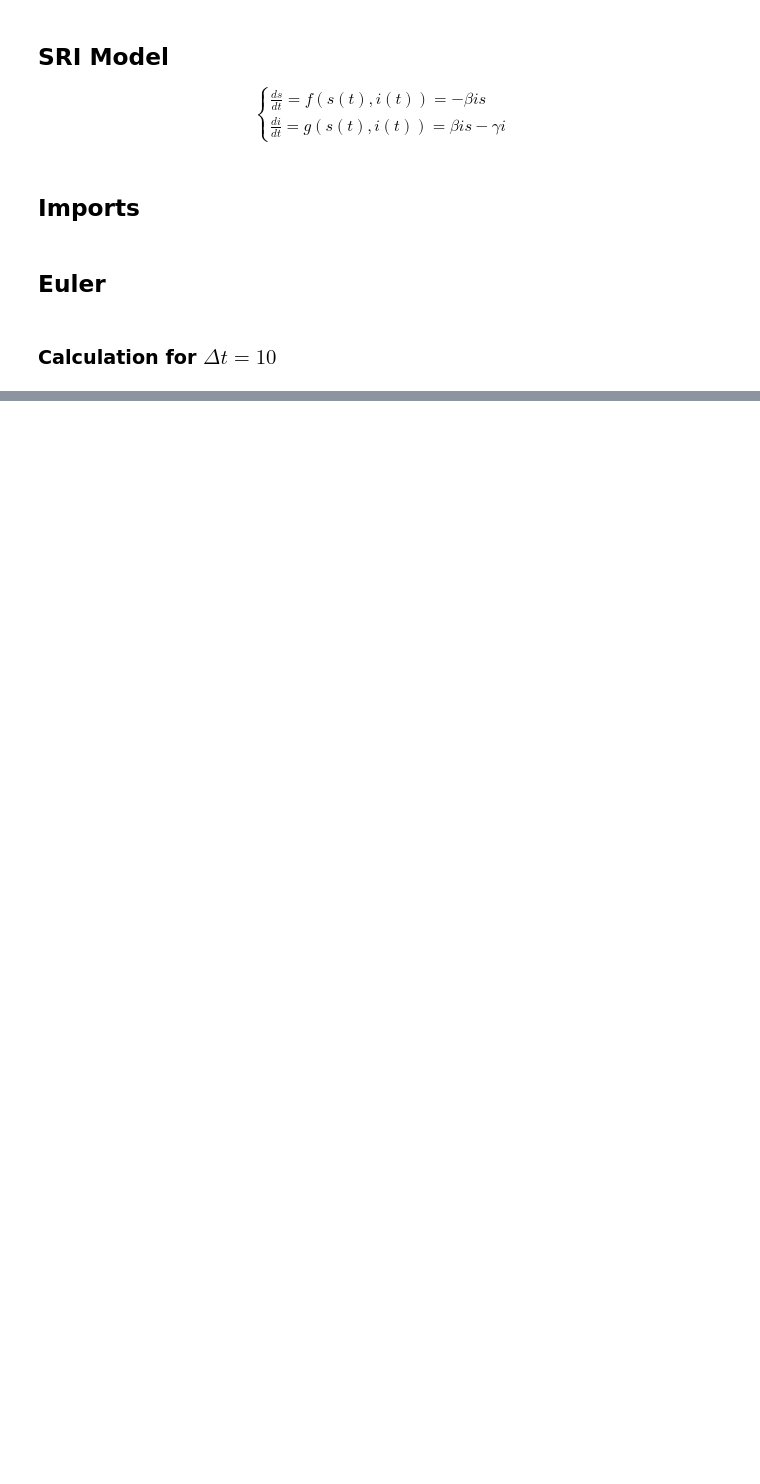
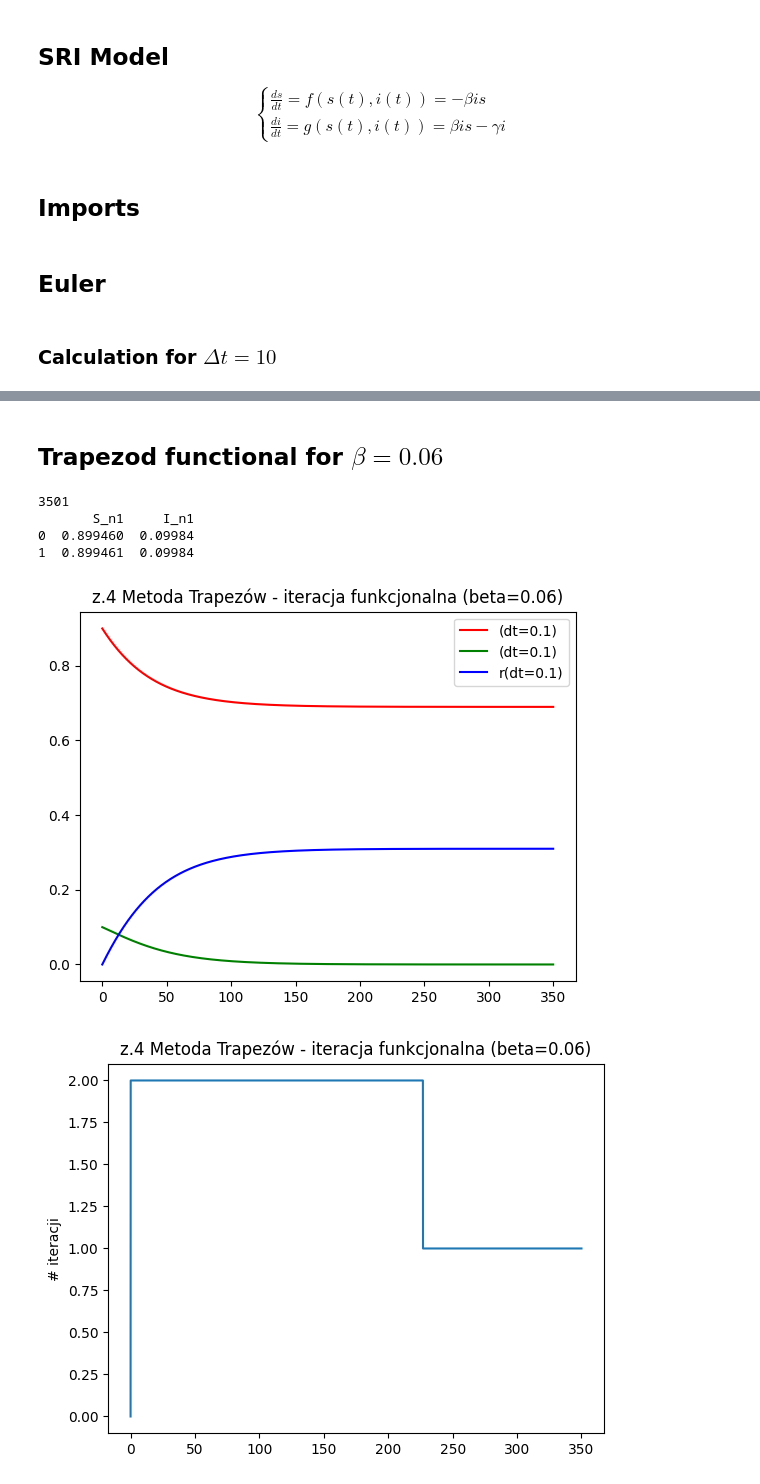
Before and after one commit to xXKeNdAmAmAsTeRXx/Computer_Physics, a Jupyter notebook: Projekt2/Metody_Niejawne.ipynb, the cells around one changed output, grey strips where cells are left out. Saved outputs shown, nothing was run; the diff lists cells and outputs as text; code cells hidden in the pictures; blank space fills up the shorter version.

```diff
--- a/Projekt2/Metody_Niejawne.ipynb
+++ b/Projekt2/Metody_Niejawne.ipynb
@@ -205,0 +353,28 @@ Text(0.5, 1.0, 'Metoda Eulera - iteracja funkcjonalna (dt=0.1)')
+# %% [markdown]
+## Trapezod functional for $\beta = 0.06$
+# %%
+params2 = parameters.copy()
+params2['beta'] = 0.06
+s01, i01, r01, iter_count01 = sir(s0,i0, params2, time01, ddt, func = trapezoid_func)
+
+
+
+plt.plot(time01, s01, label="(dt=0.1)", color="red")
+plt.plot(time01, i01, label="(dt=0.1)", color="green")
+plt.plot(time01, r01, label="r(dt=0.1)", color="blue")
+
+plt.legend()
+plt.title("z.4 Metoda Trapezów - iteracja funkcjonalna (beta=0.06)")
+plt.show()
+
+plt.plot(time01, iter_count01)
+plt.title("z.4 Metoda Trapezów - iteracja funkcjonalna (beta=0.06)")
+plt.ylabel("# iteracji")
+plt.show()
+# %% [output]
+3501
+       S_n1     I_n1
+0  0.899460  0.09984
+1  0.899461  0.09984
+[figure, added]
+[figure, added]
```
Also changed, not shown: parts of 8 cells of this notebook.
